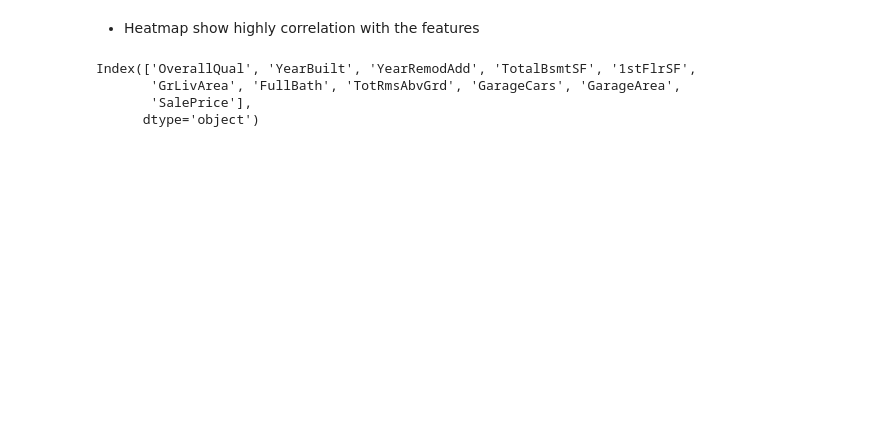
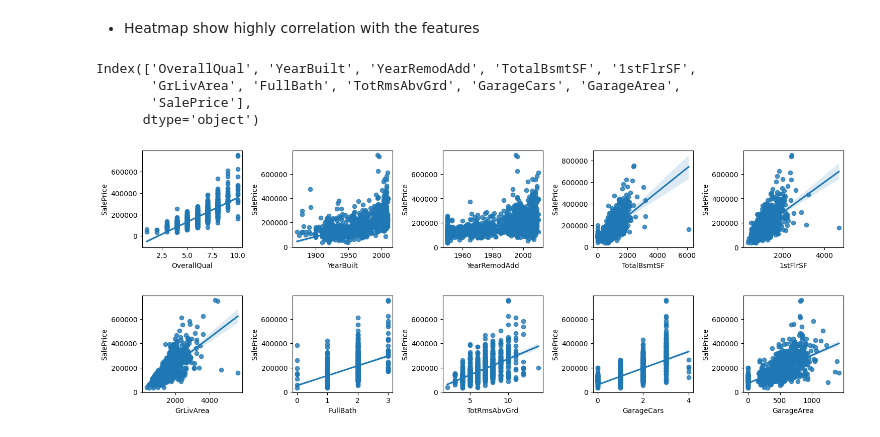
Before and after one commit to Divya13-lab/Git_Projects, a Jupyter notebook: Machine_Learning_Projects/Advance_house_price_pre_reg.ipynb, the cells around one changed output. Drawn from its saved outputs; the diff is of its cells as text; code cells hidden in the pictures; blank space fills up the shorter version.

```diff
--- a/Machine_Learning_Projects/Advance_house_price_pre_reg.ipynb
+++ b/Machine_Learning_Projects/Advance_house_price_pre_reg.ipynb
@@ -301,3 +302,12 @@ Index(['OverallQual', 'YearBuilt', 'YearRemodAdd', 'TotalBsmtSF', '1stFlrSF',
        'GrLivArea', 'FullBath', 'TotRmsAbvGrd', 'GarageCars', 'GarageArea',
        'SalePrice'],
       dtype='object')
+# %%
+plt.figure(figsize= (18, 10))
+for i in range(len(hig_cor_feature)):
+    if i <= 9:
+        plt.subplot(3, 5, i+1)
+        plt.subplots_adjust(hspace= 0.5, wspace= 0.5)
+        sns.regplot(data= train_df, x= hig_cor_feature[i], y = 'SalePrice')
+# %% [output]
+[figure, added]
```
Also changed, not shown: parts of 58 cells of this notebook, 14 other files.
